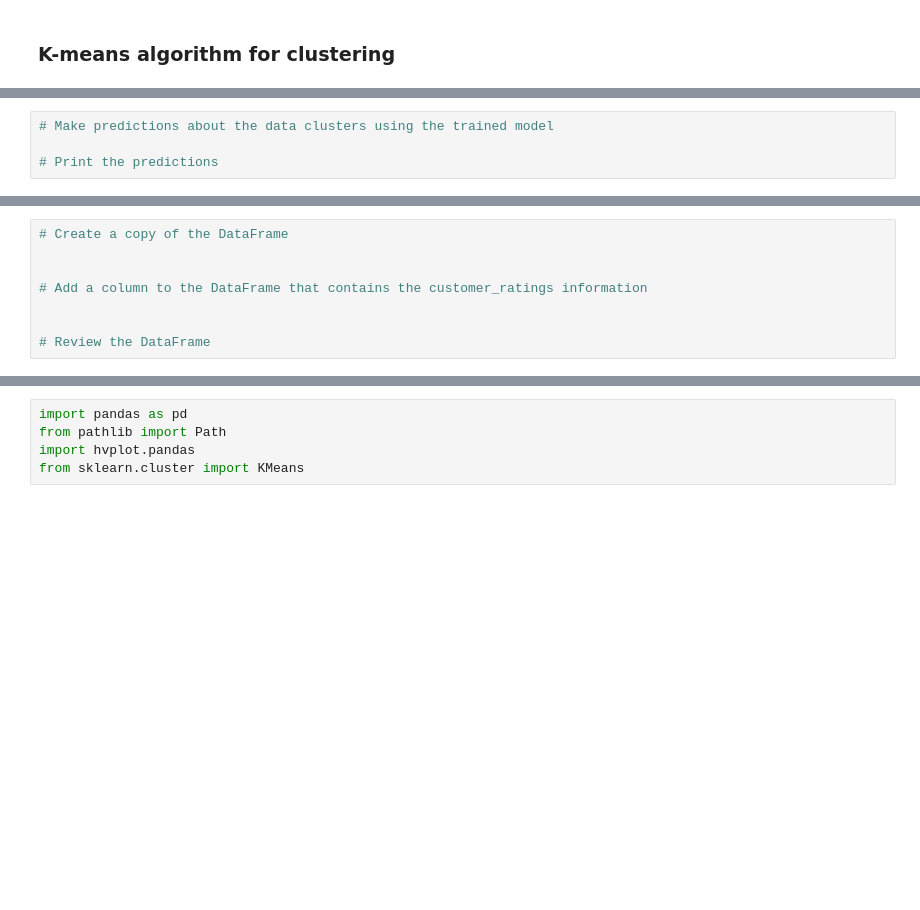
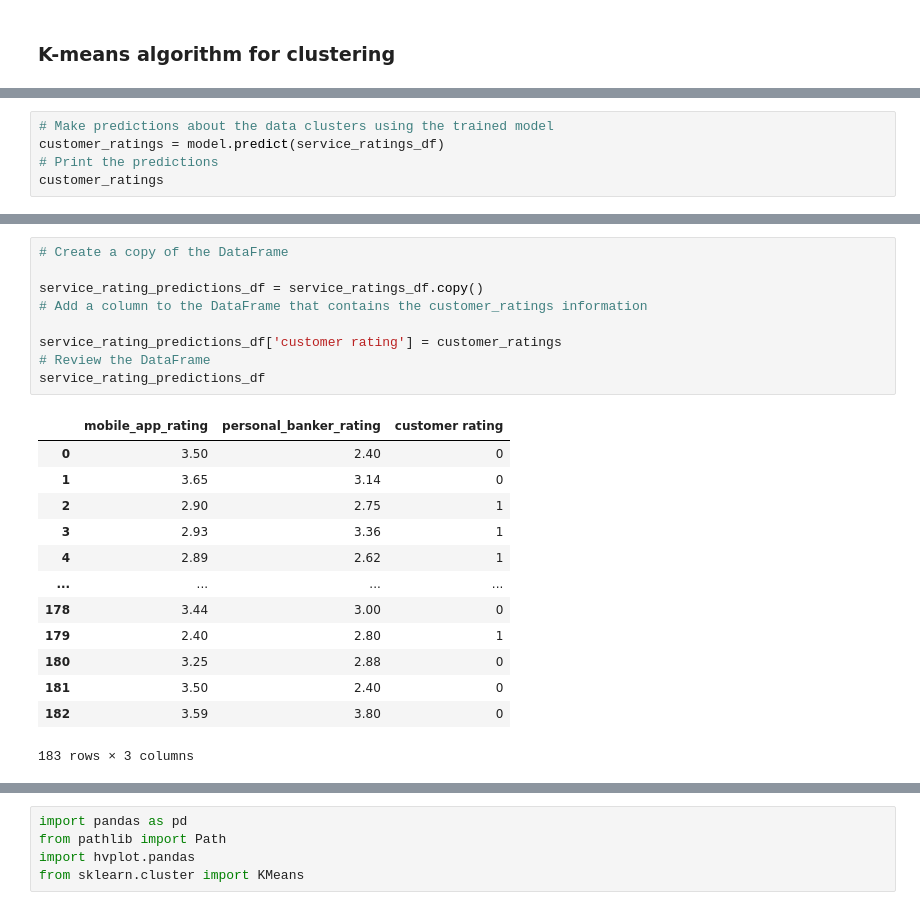
Before and after one commit to softmaxhuanchen/AI-ML, a Jupyter notebook: unsup-learning part1-live/unsup-part1-live.ipynb, the cells around one changed output, grey strips where cells are left out. Drawn from its saved outputs; the diff is of its cells as text; blank space fills up the shorter version.

```diff
--- a/unsup-learning part1-live/unsup-part1-live.ipynb
+++ b/unsup-learning part1-live/unsup-part1-live.ipynb
@@ -111,5 +111,6 @@ model.fit(service_ratings_df) # fit func to compress data into something can fit
 KMeans(n_clusters=2, n_init=100, random_state=1)
 # %%
 # Make predictions about the data clusters using the trained model
-
+customer_ratings = model.predict(service_ratings_df)
 # Print the predictions
+customer_ratings
@@ -116,10 +127,25 @@ KMeans(n_clusters=2, n_init=100, random_state=1)
 # %%
 # Create a copy of the DataFrame
 
-
+service_rating_predictions_df = service_ratings_df.copy()
 # Add a column to the DataFrame that contains the customer_ratings information
 
-
+service_rating_predictions_df['customer rating'] = customer_ratings
 # Review the DataFrame
+service_rating_predictions_df
+# %% [output]
+|  | mobile_app_rating | personal_banker_rating | customer rating |
+| 0 | 3.50 | 2.40 | 0 |
+| 1 | 3.65 | 3.14 | 0 |
+| 2 | 2.90 | 2.75 | 1 |
+| 3 | 2.93 | 3.36 | 1 |
+| 4 | 2.89 | 2.62 | 1 |
+| ... | ... | ... | ... |
+| 178 | 3.44 | 3.00 | 0 |
+| 179 | 2.40 | 2.80 | 1 |
+| 180 | 3.25 | 2.88 | 0 |
+| 181 | 3.50 | 2.40 | 0 |
+| 182 | 3.59 | 3.80 | 0 |
+183 rows × 3 columns
 # %%
 # Plot the datapoints based on the customer rating
```
Also changed, not shown: parts of 9 cells of this notebook.
